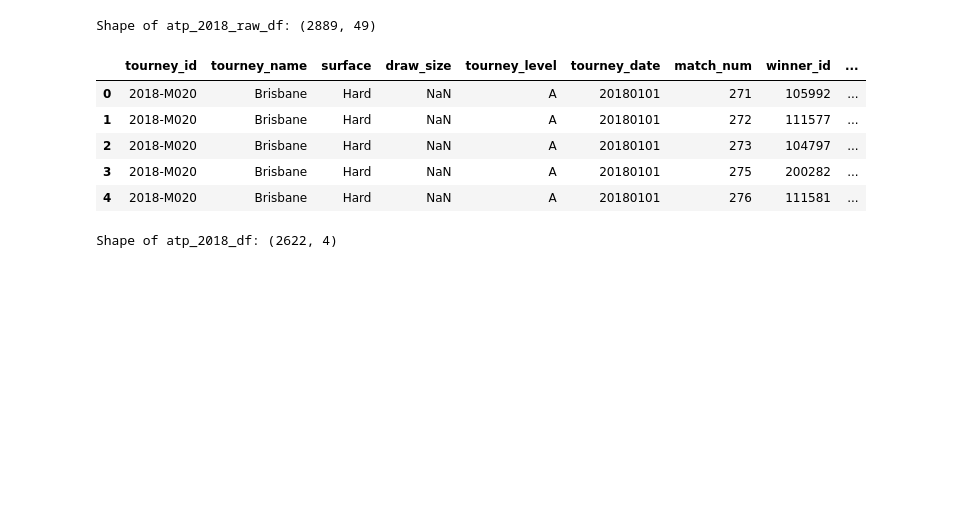
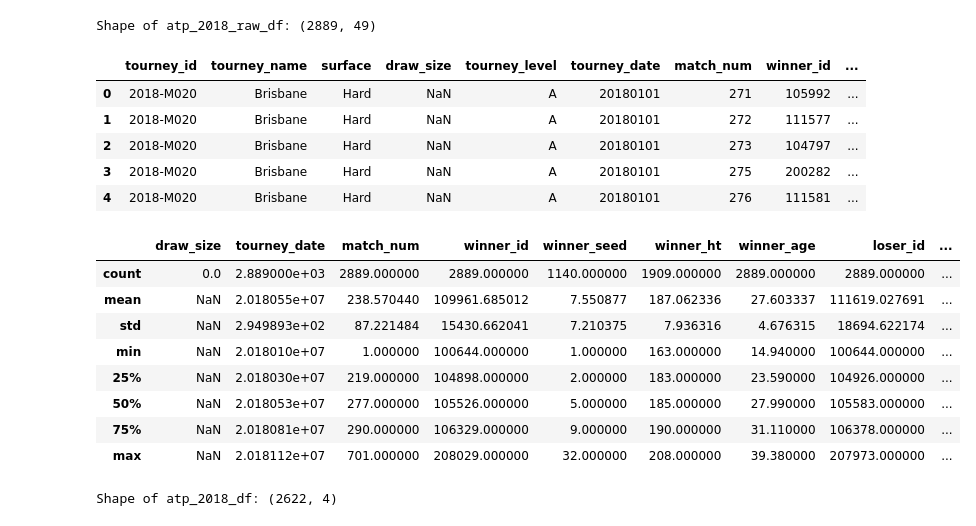
Before and after one commit to Bomada/tennis-blog, a Jupyter notebook: tennis-blog.ipynb, the cells around one changed output. Cells and saved outputs as stored; diff of their text form; code cells hidden in the pictures; blank space fills up the shorter version.

```diff
--- a/tennis-blog.ipynb
+++ b/tennis-blog.ipynb
@@ -118,6 +124,19 @@ Shape of atp_2018_raw_df: (2889, 49)
 | 2 | 2018-M020 | Brisbane | Hard | NaN | A | 20180101 | 273 | 104797 | ... |
 | 3 | 2018-M020 | Brisbane | Hard | NaN | A | 20180101 | 275 | 200282 | ... |
 | 4 | 2018-M020 | Brisbane | Hard | NaN | A | 20180101 | 276 | 111581 | ... |
+# %%
+# Get overview of data
+atp_2018_raw_df.describe()
+# %% [output]
+|  | draw_size | tourney_date | match_num | winner_id | winner_seed | winner_ht | winner_age | loser_id | ... |
+| count | 0.0 | 2.889000e+03 | 2889.000000 | 2889.000000 | 1140.000000 | 1909.000000 | 2889.000000 | 2889.000000 | ... |
+| mean | NaN | 2.018055e+07 | 238.570440 | 109961.685012 | 7.550877 | 187.062336 | 27.603337 | 111619.027691 | ... |
+| std | NaN | 2.949893e+02 | 87.221484 | 15430.662041 | 7.210375 | 7.936316 | 4.676315 | 18694.622174 | ... |
+| min | NaN | 2.018010e+07 | 1.000000 | 100644.000000 | 1.000000 | 163.000000 | 14.940000 | 100644.000000 | ... |
+| 25% | NaN | 2.018030e+07 | 219.000000 | 104898.000000 | 2.000000 | 183.000000 | 23.590000 | 104926.000000 | ... |
+| 50% | NaN | 2.018053e+07 | 277.000000 | 105526.000000 | 5.000000 | 185.000000 | 27.990000 | 105583.000000 | ... |
+| 75% | NaN | 2.018081e+07 | 290.000000 | 106329.000000 | 9.000000 | 190.000000 | 31.110000 | 106378.000000 | ... |
+| max | NaN | 2.018112e+07 | 701.000000 | 208029.000000 | 32.000000 | 208.000000 | 39.380000 | 207973.000000 | ... |
 # %%
 # Exclude abnormal tournament types and keep only columns that are needed
 columns = ['tourney_id', 'match_num', 'winner_rank', 'loser_rank']
```
Also changed, not shown: parts of 103 cells of this notebook, 1 other file.
